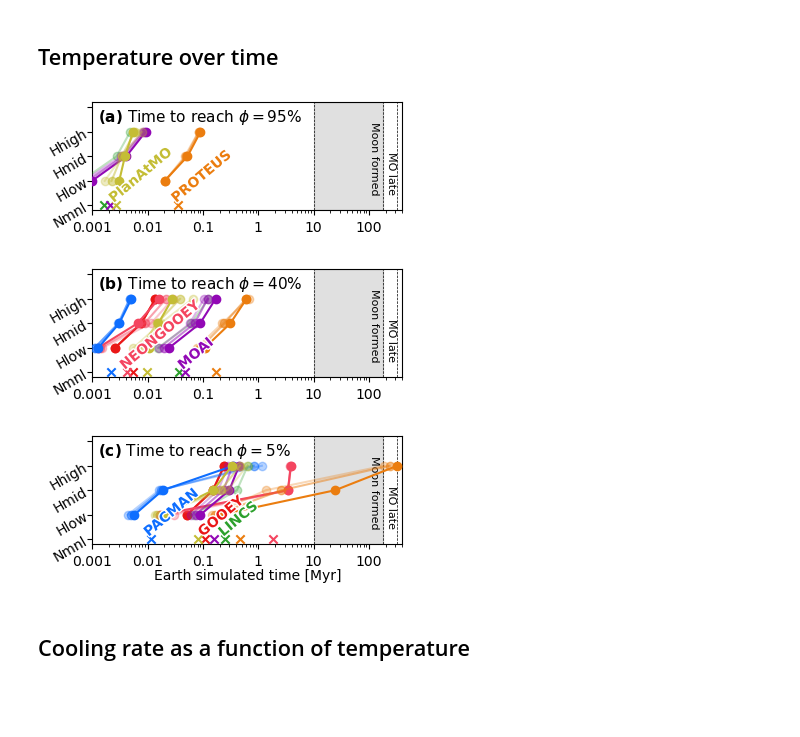
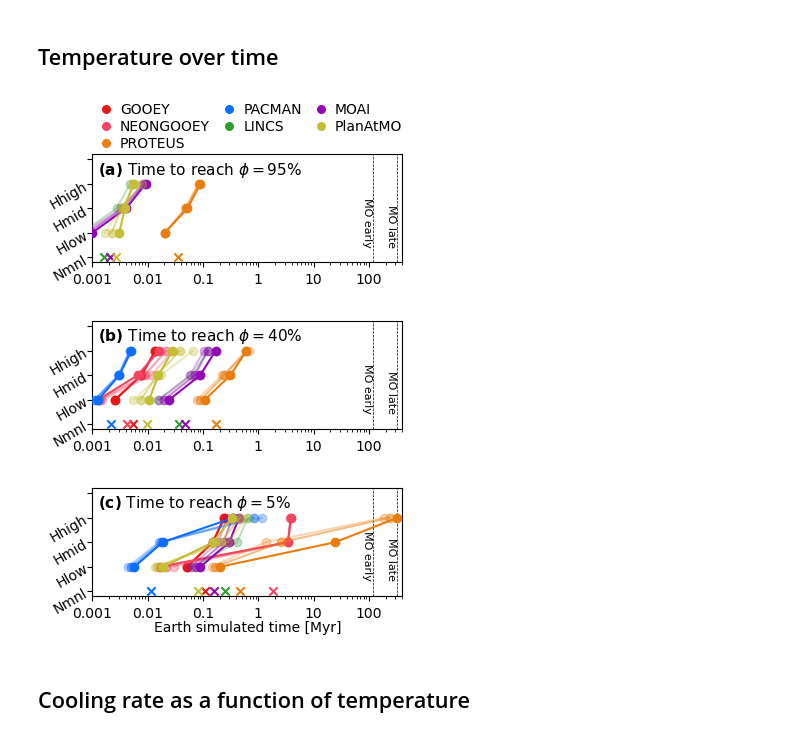
Before and after one commit to projectcuisines/chili, a Jupyter notebook: intercomparison/analysis_solarsystem/compare.ipynb, the cells around one changed output. Cells and saved outputs as stored; diff of their text form; code cells hidden in the pictures; blank space fills up the shorter version.

Commit message:
Figure legend

```diff
--- a/intercomparison/analysis_solarsystem/compare.ipynb
+++ b/intercomparison/analysis_solarsystem/compare.ipynb
@@ -440,12 +440,17 @@ def plot_cooling_time_scat(planet, phi, xlabel=True):
         x = row[xkey]/1e6
         y = "Nmnl"
         ax.scatter(x, y, color=col, marker='x', zorder=9)
-        if anno_models[m] == iplt:
-            ax.annotate(lbl, xy=(x, y), color=col, fontsize=10,
-                        ha='left', va='bottom', zorder=20,
-                        fontweight='bold',
-                        rotation=40, rotation_mode='anchor',
-                        path_effects=[pe.withStroke(linewidth=2, foreground='w')])
+
+        # legend entry
+        if iplt == 0:
+            ax.scatter([], [], color=col, marker='o', s=30, label=lbl, zorder=9)
+
+        # if anno_models[m] == iplt:
+        #     ax.annotate(lbl, xy=(x, y), color=col, fontsize=10,
+        #                 ha='left', va='bottom', zorder=20,
+        #                 fontweight='bold',
+        #                 rotation=40, rotation_mode='anchor',
+        #                 path_effects=[pe.withStroke(linewidth=2, foreground='w')])
 
         for case_c in ["Chigh", "Cmid", "Clow"]:
 
@@ -476,7 +481,8 @@ def plot_cooling_time_scat(planet, phi, xlabel=True):
     ax.scatter([1e3],[""], s=0)
 
 
-    for k in [["Moon early", "Moon late"], "MO late", "GOE early"]:
+    # ["Moon early", "Moon late"],
+    for k in [ "MO early", "MO late", "GOE early"]:
         if isinstance(k, list):
             x1 = ages_yr[k[0]]/1e6
             x2 = ages_yr[k[1]]/1e6
@@ -500,39 +506,41 @@ def plot_cooling_time_scat(planet, phi, xlabel=True):
             t = k
 
         ax.annotate(t, xy=(x, "Hlow"), fontsize=8, rotation=-90, rotation_mode='anchor',
-                    textcoords='offset points', xytext=(-1,-10), zorder=7,
+                    textcoords='offset points', xytext=(-1,-10), zorder=10,
                     va='top', ha='right')
 
-    # ax.legend()
+    if iplt == 0:
+        ax.legend(loc='lower center', bbox_to_anchor=(0.5, 0.98), ncol=3,
+                frameon=False, borderpad=0,
+                handletextpad=0.0, labelspacing=0.2, columnspacing=0.4)
     ax.set_xlim((time_min/1e6,xmax/1e6))
     ax.set_xscale("log")
 
     ax.tick_params(axis='y', which='both', rotation=30, pad=-2)
 
     anno = r"$\bf{" + f"({abcd[iplt]})" + r"}$"
     anno += r" Time to reach $\phi=$" + f"{phi*100:.0f}%"
     ax.text(0.02, 0.95, anno, transform=ax.transAxes,
             ha='left', va='top', fontsize=11)
 
     if xlabel:
         ax.set_xlabel(get_label(planet) + " simulated time [Myr]", labelpad=0.1)
     ax.xaxis.set_major_formatter(mpl.ticker.FormatStrFormatter('%g'))
 
-
     plt.show()
     fig.savefig(f"out/cooling_time_scat_{phi*100:.0f}.{EXT}",
                 bbox_inches='tight', dpi=DPI, pad_inches=0.03)
 
     iplt += 1
 
 plot_cooling_time_scat("earth", 0.95, xlabel=False)
 plot_cooling_time_scat("earth", 0.40, xlabel=False)
 plot_cooling_time_scat("earth", 0.05, xlabel=True)
 # plot_cooling_time_scat("earth", 0.02, xlabel=True)
 # %% [output]
-[figure, old version]
+[figure, new version]
-[figure, old version]
+[figure, new version]
-[figure, old version]
+[figure, new version]
 # %% [markdown]
 ## Cooling rate as a function of temperature
 # %%
```
Also changed, not shown: parts of 1 cell of this notebook.
